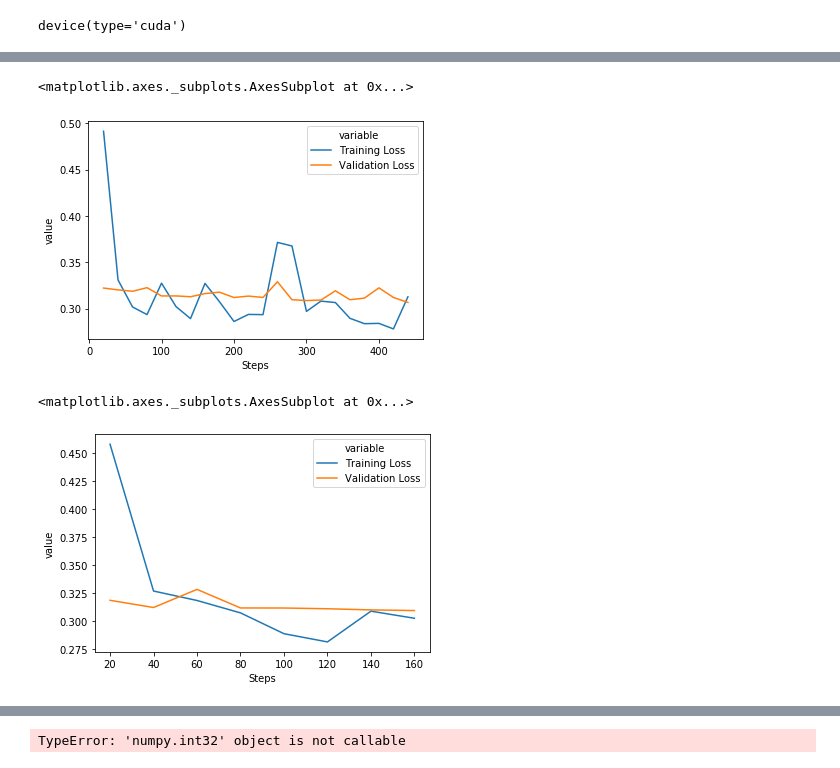
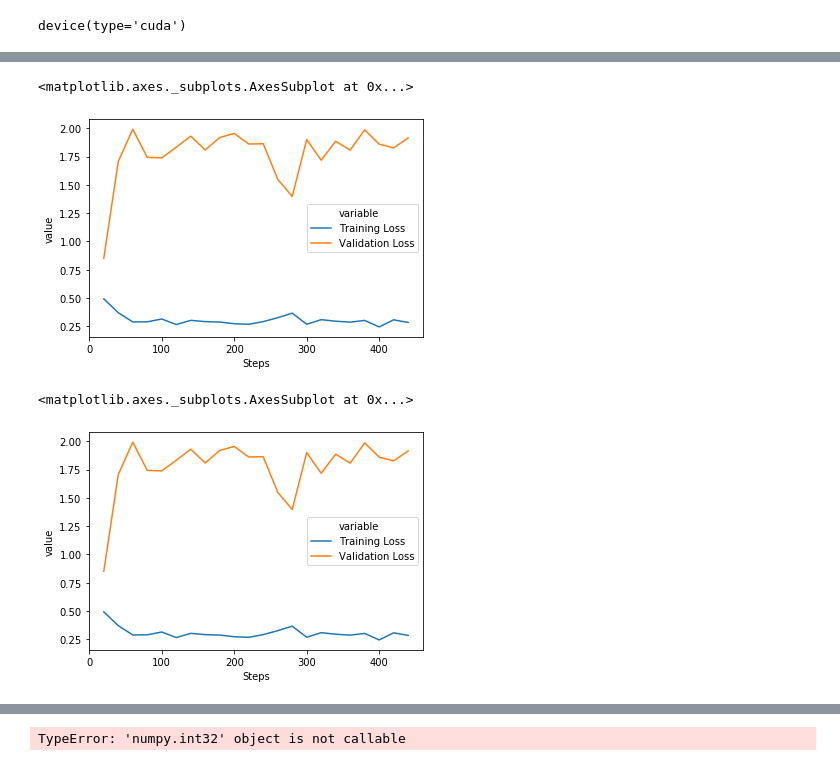
Before and after one commit to tianyiran02/udacityML_FinalProject, a Jupyter notebook: final_project.ipynb, the cells around one changed output, grey strips where cells are left out. Cells and saved outputs as stored; diff of their text form; code cells hidden in the pictures.

```diff
--- a/final_project.ipynb
+++ b/final_project.ipynb
@@ -693,0 +731,3 @@ store1FullDataX = generatXSeriesDataFromStore(df=trainingDataXDf, lookback=740,
+# %%
+store1FullDataX = generatXSeriesDataFromStore(Store=1)
+store1FullDataY = generatYSeriesDataFromStore(Store=1)
@@ -693,0 +739,6 @@ store1FullDataX = generatXSeriesDataFromStore(df=trainingDataXDf, lookback=740,
+# %%
+temp1 = generatXSeriesDataFromStore(Store=1)
+for i in range(storeNum-1):
+    temp2 = generatXSeriesDataFromStore(Store=i+2)
+    frame = [temp1, temp2]
+    temp1 = pd.concat(frame).reset_index(drop=True)
@@ -693,0 +748,6 @@ store1FullDataX = generatXSeriesDataFromStore(df=trainingDataXDf, lookback=740,
+# %%
+temp1 = generatYSeriesDataFromStore(Store=1)
+for i in range(storeNum-1):
+    temp2 = generatYSeriesDataFromStore(Store=i+2)
+    frame = [temp1, temp2]
+    temp1 = pd.concat(frame).reset_index(drop=True)
@@ -723,7 +792,7 @@ To maximum pytorch performance, a pytorch dataloader is created here for later l
 class StoreSalesDatasetFromMem(Dataset):
     """Face Landmarks dataset."""
 
-    def __init__(self, salesData, labels):
+    def __init__(self, inputData, labels):
         """
         Args:
             salesDatas (dataframe): features
@@ -731,21 +800,28 @@ class StoreSalesDatasetFromMem(Dataset):
         """
         'Initialization'
         self.labels = labels
-        self.salesData = salesData
+        self.len = len(inputData)
+
+        self.data = inputData
 
     def __len__(self):
         'Denotes the total number of samples'
-        return len(self.salesData)
+        return self.len
 
     def __getitem__(self, idx):
         if torch.is_tensor(idx):
             idx = idx.tolist()
 
         # Load data and get label
-        X = torch.tensor(self.salesData.iloc[idx,:].values)
+        lookback    = torch.tensor(self.data.iloc[idx,:LOOKBACK].values)
+        attention   = torch.tensor(self.data.iloc[idx,LOOKBACK:LOOKBACK+2*ATTENTIONPERIOD+1].values)
+        opensta     = torch.tensor(self.data.iloc[idx,-(OPENLOOKBACK+1+PROMODATE):-(1+PROMODATE)].values)
+        currentopen = torch.tensor(self.data.iloc[idx,-(1+PROMODATE):-PROMODATE].values)
+        promo       = torch.tensor(self.data.iloc[idx,-PROMODATE:].values)
+
         y = torch.tensor(self.labels.iloc[idx,:].values)
 
-        return X, y
+        return lookback, attention, opensta, currentopen, promo, y
 
 trainingSet = StoreSalesDatasetFromMem(trainX, trainy)
 validSet = StoreSalesDatasetFromMem(validX, validy)
@@ -886,12 +1034,12 @@ Epoch: 1/1... Step: 160... Train Loss: 0.302545... Step Loss: 0.419490... Val Lo
 # %%
 sns.lineplot(x='Steps', y='value', hue='variable',
-             data=pd.melt(trainingData, ['Steps']))
+             data=pd.melt(trainingInfo, ['Steps']))
 # %% [output]
 <matplotlib.axes._subplots.AxesSubplot at 0x...>
-[figure, old version]
+[figure, new version]
 # %%
 sns.lineplot(x='Steps', y='value', hue='variable',
-             data=pd.melt(trainingData, ['Steps']))
+             data=pd.melt(trainingInfo, ['Steps']))
 # %% [output]
 <matplotlib.axes._subplots.AxesSubplot at 0x...>
-[figure, old version]
+[figure, new version]
```
Also changed, not shown: parts of 25 cells of this notebook.
